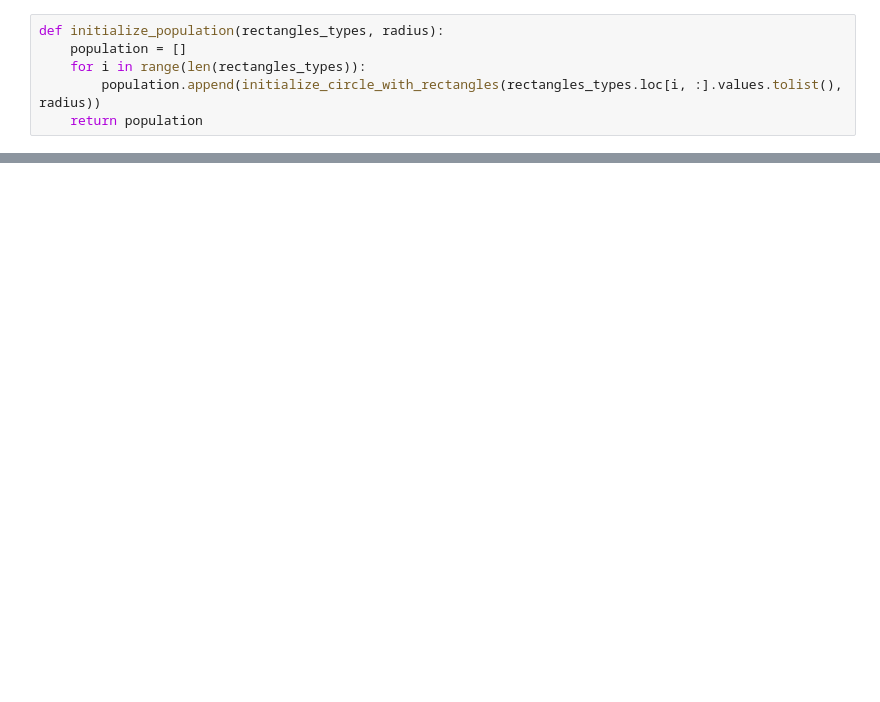
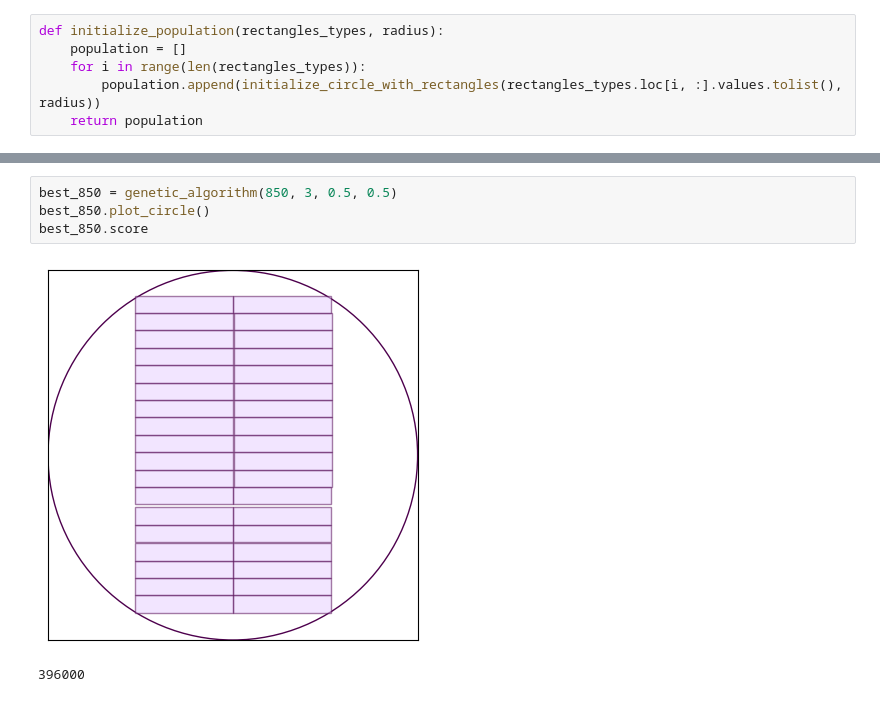
Before and after one commit to malwina0/2023L-Computational_Intelligence_Methods, a Jupyter notebook: Genetic Algorithm/GeneticAlgorithm.ipynb, the cells around one changed output, grey strips where cells are left out. Drawn from its saved outputs; the diff is of its cells as text; blank space fills up the shorter version.

```diff
--- a/Genetic Algorithm/GeneticAlgorithm.ipynb
+++ b/Genetic Algorithm/GeneticAlgorithm.ipynb
@@ -279,0 +387,7 @@ def single_mutation(circle_to_mutate):
+# %%
+best_850 = genetic_algorithm(850, 3, 0.5, 0.5)
+best_850.plot_circle()
+best_850.score
+# %% [output]
+[figure, added]
+396000
```
Also changed, not shown: parts of 43 cells of this notebook.
